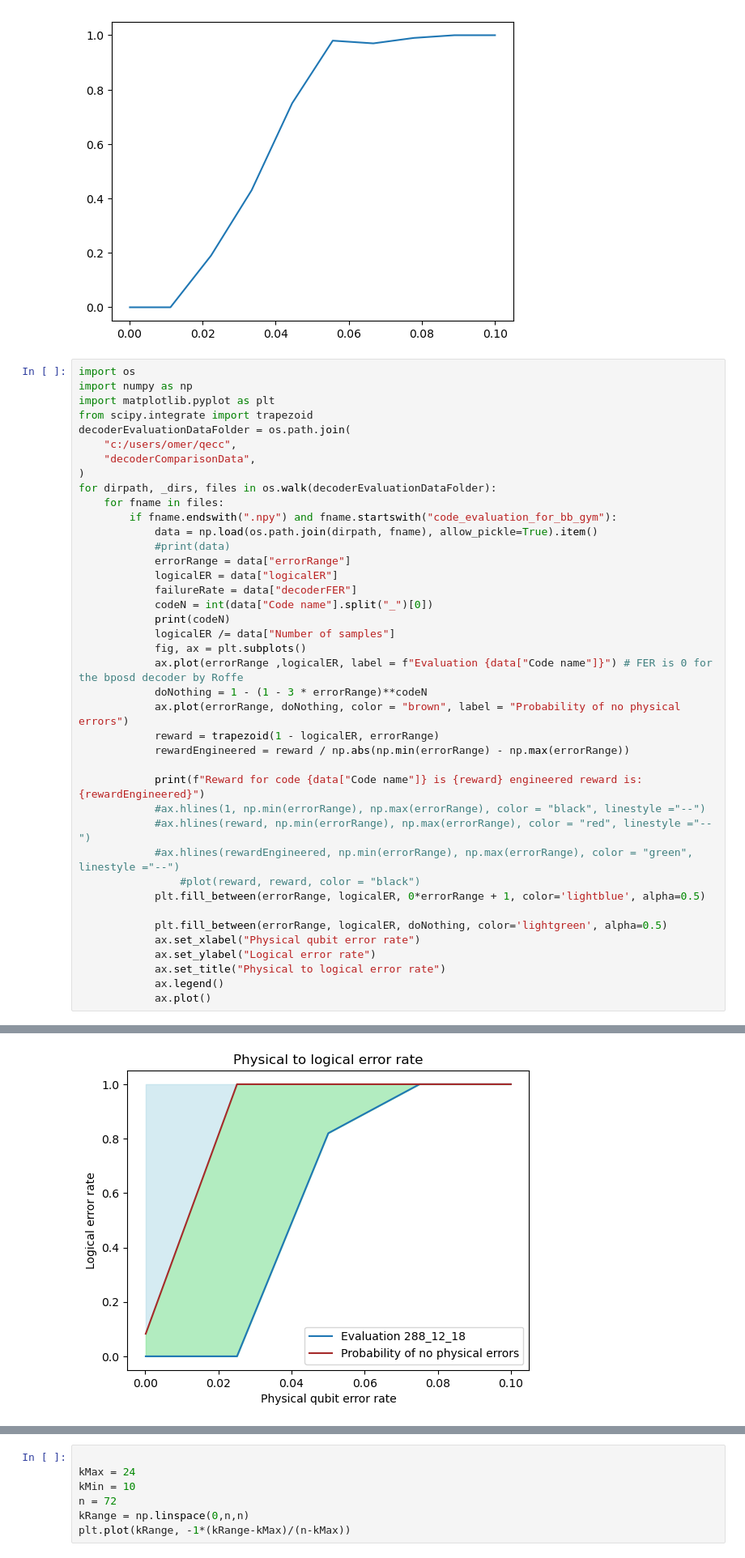
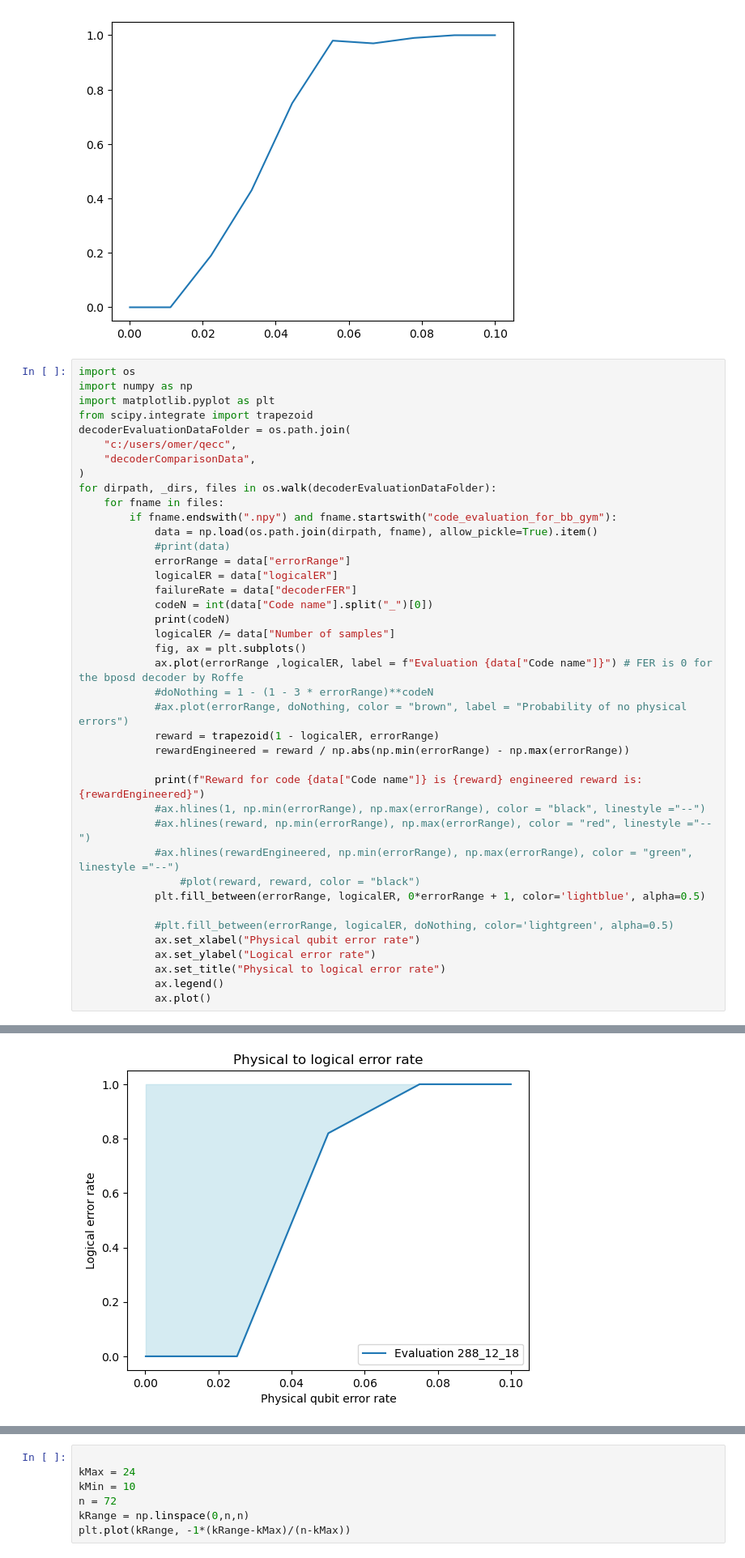
Before and after one commit to Omer-Sella/qecc, a Jupyter notebook: postProcessing/rewardInvestigation.ipynb, the cells around one changed output, grey strips where cells are left out. Shown at 81% size. Cells and saved outputs as stored; diff of their text form.

```diff
--- a/postProcessing/rewardInvestigation.ipynb
+++ b/postProcessing/rewardInvestigation.ipynb
@@ -152,8 +152,8 @@ for dirpath, _dirs, files in os.walk(decoderEvaluationDataFolder):
             logicalER /= data["Number of samples"]
             fig, ax = plt.subplots()
             ax.plot(errorRange ,logicalER, label = f"Evaluation {data["Code name"]}") # FER is 0 for the bposd decoder by Roffe
-            doNothing = 1 - (1 - 3 * errorRange)**codeN
-            ax.plot(errorRange, doNothing, color = "brown", label = "Probability of no physical errors")
+            #doNothing = 1 - (1 - 3 * errorRange)**codeN
+            #ax.plot(errorRange, doNothing, color = "brown", label = "Probability of no physical errors")
             reward = trapezoid(1 - logicalER, errorRange)
             rewardEngineered = reward / np.abs(np.min(errorRange) - np.max(errorRange))
 
@@ -164,7 +164,7 @@ for dirpath, _dirs, files in os.walk(decoderEvaluationDataFolder):
                 #plot(reward, reward, color = "black")
             plt.fill_between(errorRange, logicalER, 0*errorRange + 1, color='lightblue', alpha=0.5)
 
-            plt.fill_between(errorRange, logicalER, doNothing, color='lightgreen', alpha=0.5)
+            #plt.fill_between(errorRange, logicalER, doNothing, color='lightgreen', alpha=0.5)
             ax.set_xlabel("Physical qubit error rate")
             ax.set_ylabel("Logical error rate")
             ax.set_title("Physical to logical error rate")
@@ -190 +190 @@ Reward for code 90_8_10 is 0.035964 engineered reward is: 0.36000000000000004
-[figure, old version]
+[figure, new version]
```
Also changed, not shown: parts of 1 cell of this notebook, 2 other files.
